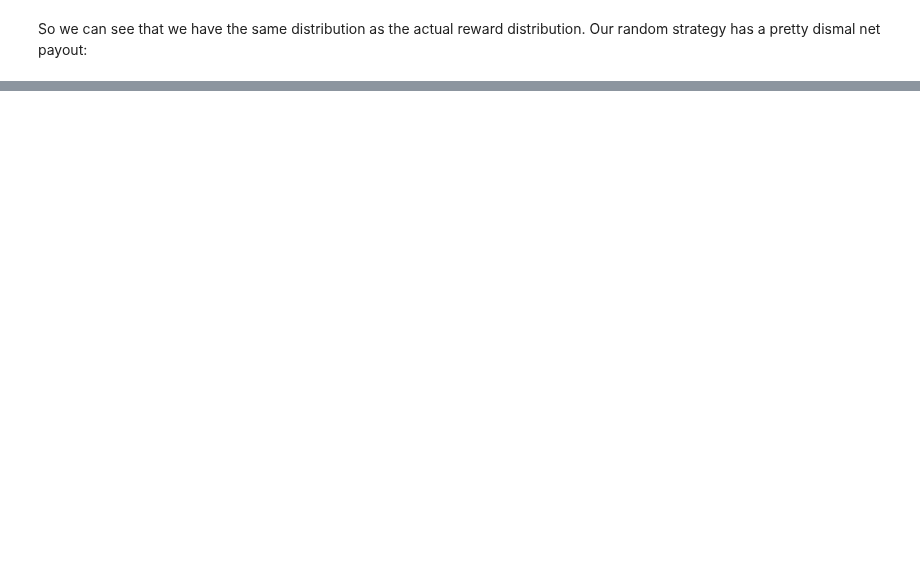
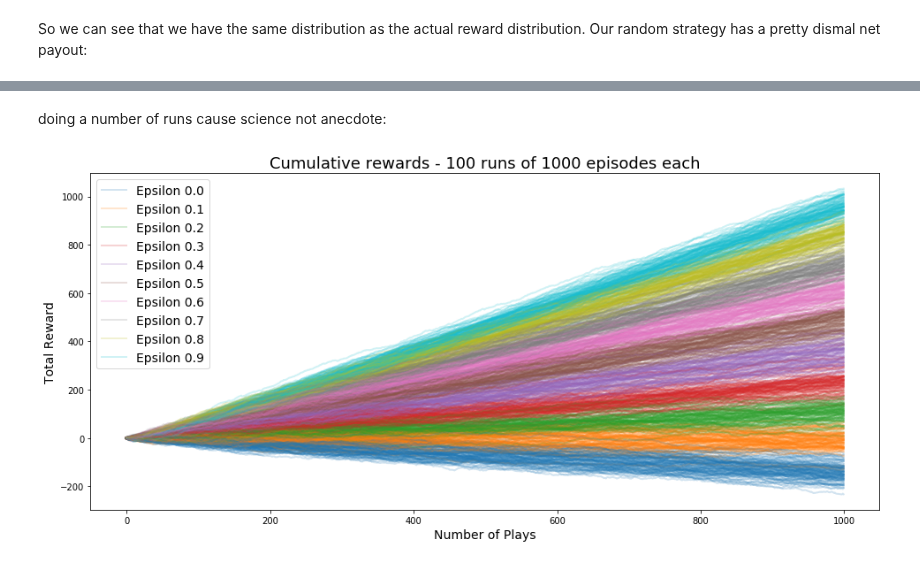
Before and after one commit to khalido/starai, a Jupyter notebook: notebooks/multiarmed_bandits.ipynb, the cells around one changed output, grey strips where cells are left out. Saved outputs shown, nothing was run; the diff lists cells and outputs as text; code cells hidden in the pictures; blank space fills up the shorter version.

Commit message:
added multiple runs of the bandit

```diff
--- a/notebooks/multiarmed_bandits.ipynb
+++ b/notebooks/multiarmed_bandits.ipynb
@@ -177,0 +185,17 @@ plt.legend();
+# %% [markdown]
+doing a number of runs cause science not anecdote:
+# %%
+episodes, sims = 1000, 100
+
+plt.figure(figsize=(16,7))
+for sim in range(sims):
+    for epsilon in np.arange(0, 0.91, step=0.1):
+        r, b = play_bandits(epsilon, episodes=episodes)
+        plt.plot(np.cumsum(r), alpha=0.2, lw=2,
+                 label=f"Epsilon: {epsilon:0.2}")
+plt.title(f"Cumulative rewards - {sims} runs of {episodes} episodes each", fontsize = 18)
+plt.xlabel("Number of Plays", fontsize = 14)
+plt.ylabel("Total Reward", fontsize = 14)
+plt.legend([f"Epsilon {epsilon:.1f}" for epsilon in np.arange(0, 0.91, step=0.1)], fontsize = 14);
+# %% [output]
+[figure, added]
```
Also changed, not shown: parts of 9 cells of this notebook, 2 other files.
